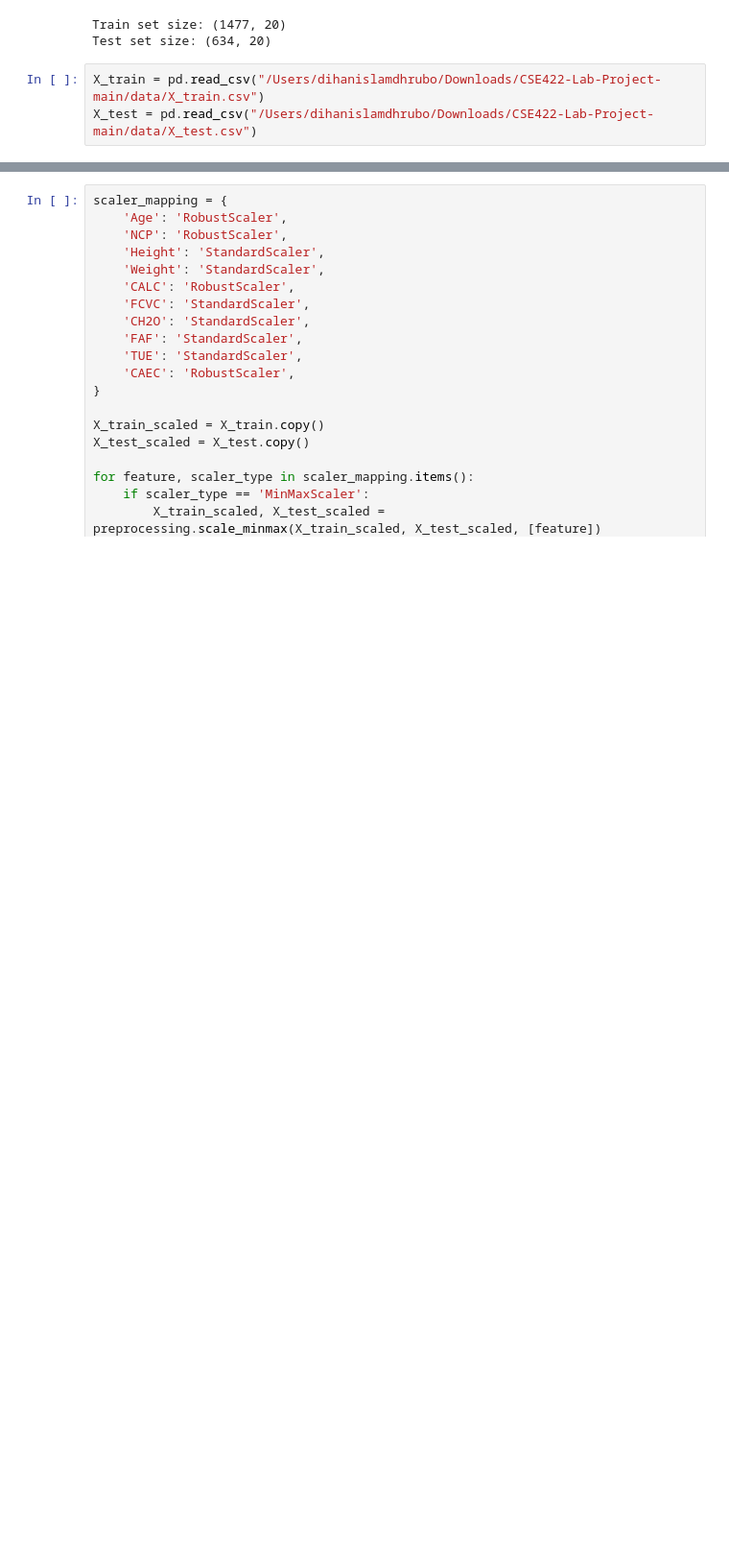
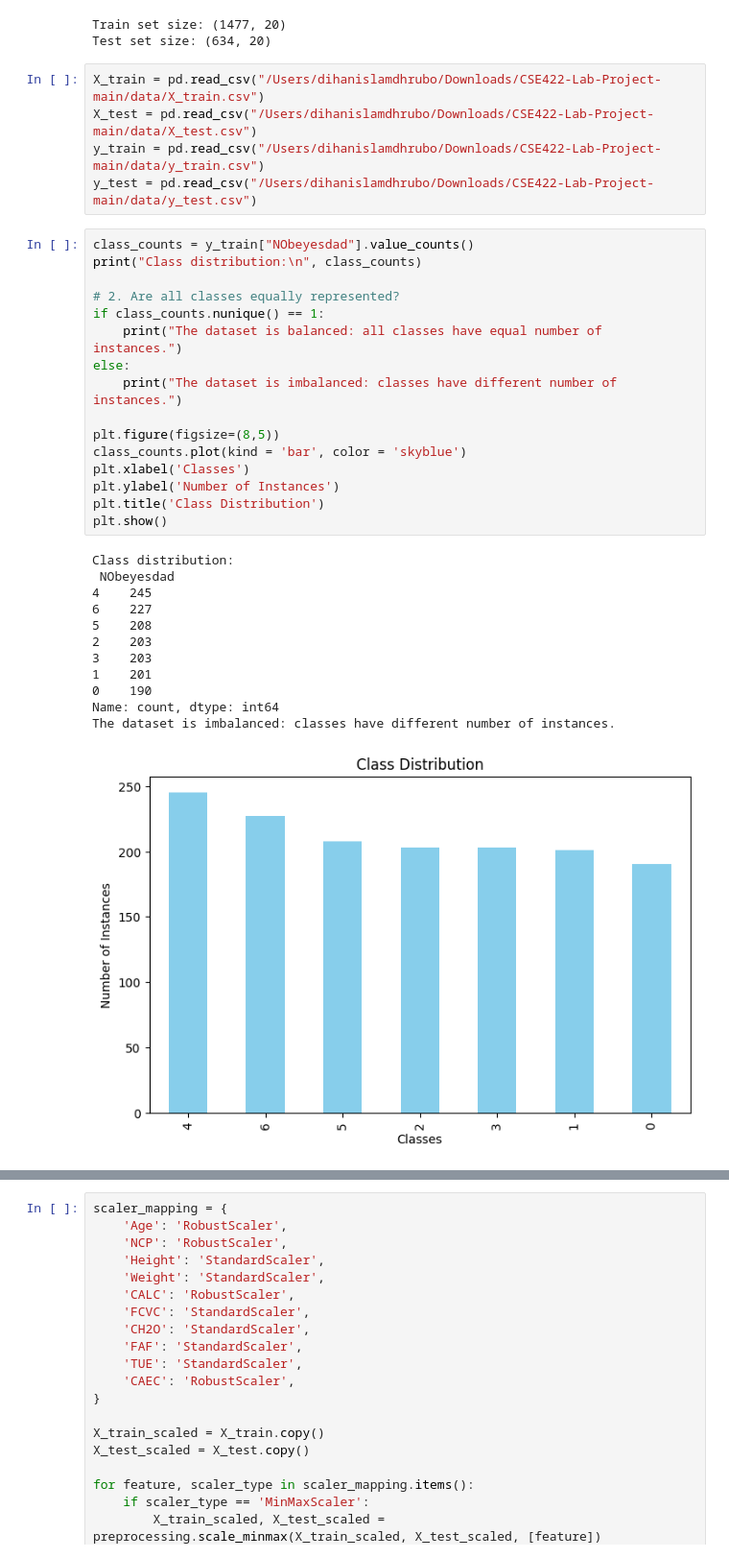
Before and after one commit to xDhruboVai/CSE422-Lab-Project, a Jupyter notebook: notebooks/2_normalization.ipynb, the cells around one changed output, grey strips where cells are left out. Shown at 96% size. Cells and saved outputs as stored; diff of their text form; blank space fills up the shorter version.

```diff
--- a/notebooks/2_normalization.ipynb
+++ b/notebooks/2_normalization.ipynb
@@ -15,4 +18,35 @@ Test set size: (634, 20)
 # %%
 X_train = pd.read_csv("/Users/dihanislamdhrubo/Downloads/CSE422-Lab-Project-main/data/X_train.csv")
 X_test = pd.read_csv("/Users/dihanislamdhrubo/Downloads/CSE422-Lab-Project-main/data/X_test.csv")
+y_train = pd.read_csv("/Users/dihanislamdhrubo/Downloads/CSE422-Lab-Project-main/data/y_train.csv")
+y_test = pd.read_csv("/Users/dihanislamdhrubo/Downloads/CSE422-Lab-Project-main/data/y_test.csv")
+# %%
+class_counts = y_train["NObeyesdad"].value_counts()
+print("Class distribution:\n", class_counts)
+
+# 2. Are all classes equally represented?
+if class_counts.nunique() == 1:
+    print("The dataset is balanced: all classes have equal number of instances.")
+else:
+    print("The dataset is imbalanced: classes have different number of instances.")
+
+plt.figure(figsize=(8,5))
+class_counts.plot(kind = 'bar', color = 'skyblue')
+plt.xlabel('Classes')
+plt.ylabel('Number of Instances')
+plt.title('Class Distribution')
+plt.show()
+# %% [output]
+Class distribution:
+ NObeyesdad
+4    245
+6    227
+5    208
+2    203
+3    203
+1    201
+0    190
+Name: count, dtype: int64
+The dataset is imbalanced: classes have different number of instances.
+[figure, added]
 # %%
```
Also changed, not shown: parts of 3 cells of this notebook, 7 other files.
